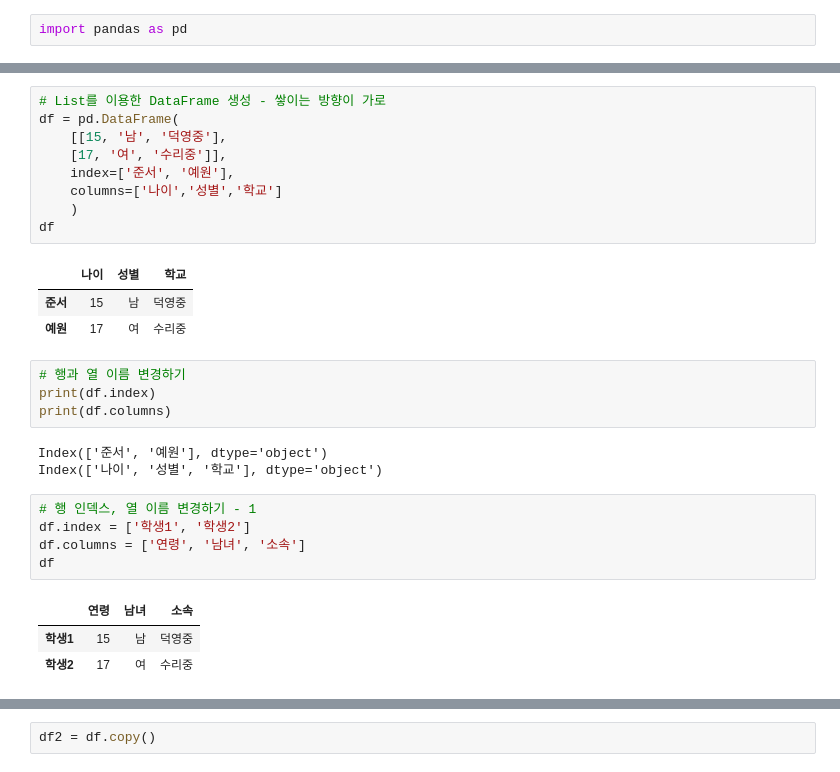
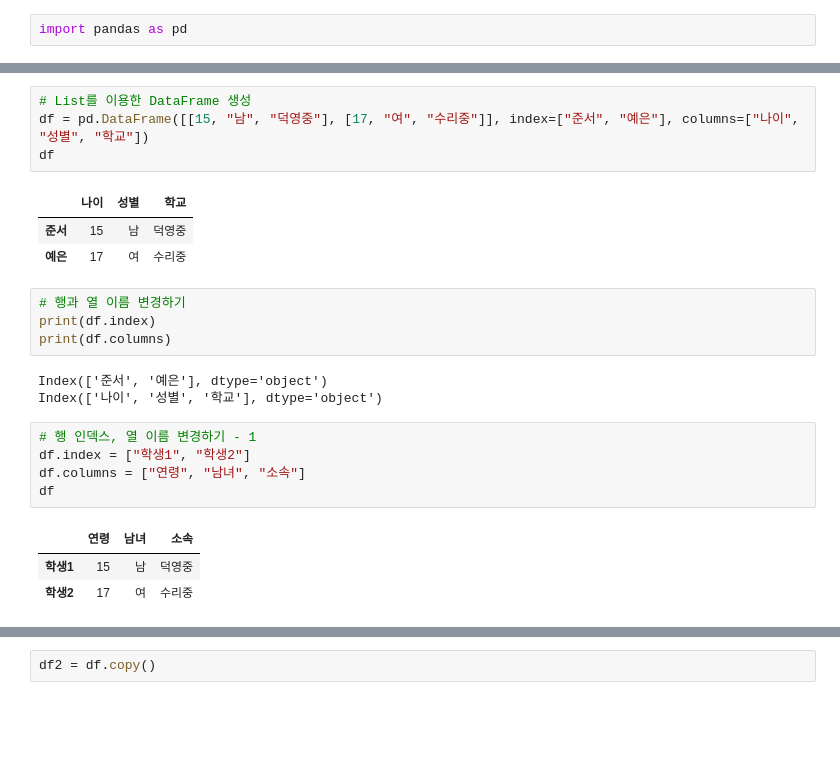
Before and after one commit to hyeopyi/Python_Study, a Jupyter notebook: 3.DataAnalysis/Note/03.pandas.ipynb, the cells around one changed output, grey strips where cells are left out. Saved outputs shown, nothing was run; the diff lists cells and outputs as text; blank space fills up the shorter version.

```diff
--- a/3.DataAnalysis/Note/03.pandas.ipynb
+++ b/3.DataAnalysis/Note/03.pandas.ipynb
@@ -23,29 +24,24 @@ df
 | 1 | 2 | 5 | 8 | 11 | 14 |
 | 2 | 3 | 6 | 9 | 12 | 15 |
 # %%
-# List를 이용한 DataFrame 생성 - 쌓이는 방향이 가로
-df = pd.DataFrame(
-    [[15, '남', '덕영중'],
-    [17, '여', '수리중']],
-    index=['준서', '예원'],
-    columns=['나이','성별','학교']
-    )
+# List를 이용한 DataFrame 생성
+df = pd.DataFrame([[15, "남", "덕영중"], [17, "여", "수리중"]], index=["준서", "예은"], columns=["나이", "성별", "학교"])
 df
 # %% [output]
 |  | 나이 | 성별 | 학교 |
 | 준서 | 15 | 남 | 덕영중 |
-| 예원 | 17 | 여 | 수리중 |
+| 예은 | 17 | 여 | 수리중 |
 # %%
 # 행과 열 이름 변경하기
 print(df.index)
 print(df.columns)
 # %% [output]
-Index(['준서', '예원'], dtype='object')
+Index(['준서', '예은'], dtype='object')
 Index(['나이', '성별', '학교'], dtype='object')
 # %%
 # 행 인덱스, 열 이름 변경하기 - 1
-df.index = ['학생1', '학생2']
-df.columns = ['연령', '남녀', '소속']
+df.index = ["학생1", "학생2"]
+df.columns = ["연령", "남녀", "소속"]
 df
 # %% [output]
 |  | 연령 | 남녀 | 소속 |
```
Also changed, not shown: parts of 60 cells of this notebook, 12 other files.
